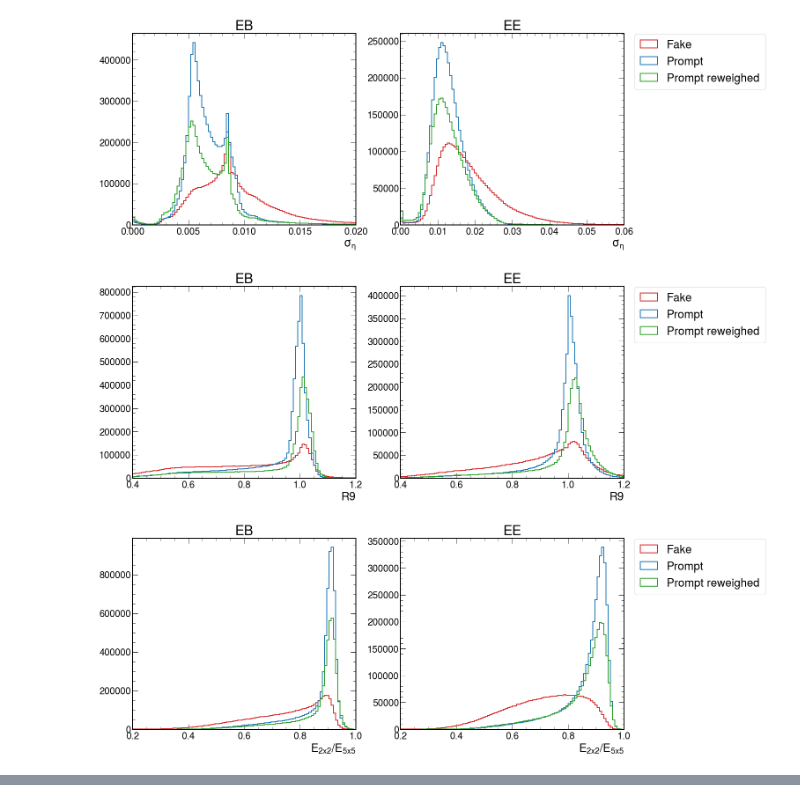
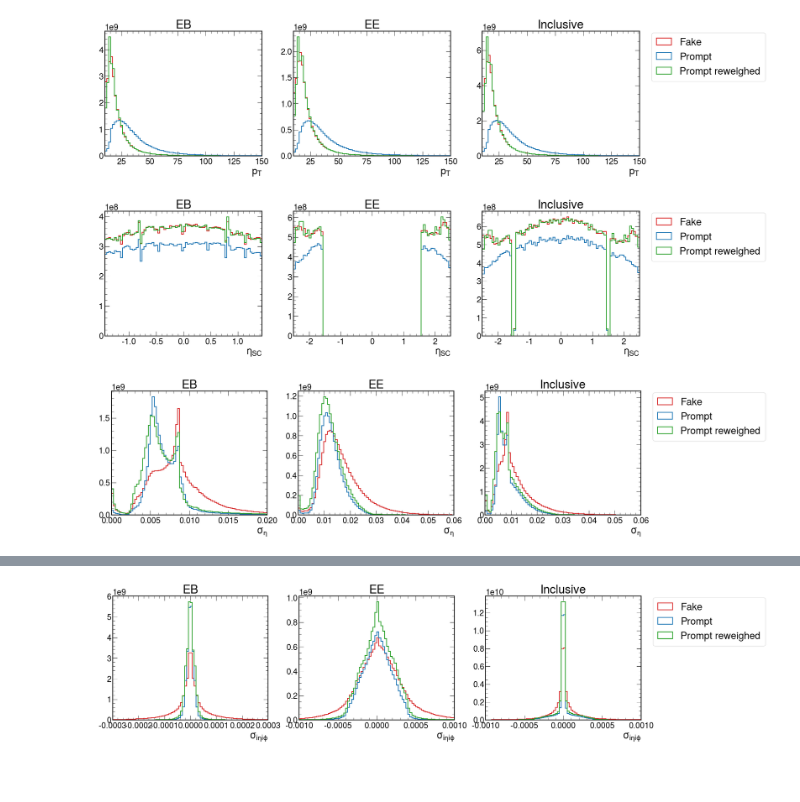
Before and after one commit to AlessandroTarabini/ID-Trainer, a Jupyter notebook: Plotter_Aaron.ipynb, the cells around one changed output, grey strips where cells are left out. Saved outputs shown, nothing was run; the diff lists cells and outputs as text; code cells hidden in the pictures; blank space fills up the shorter version.

```diff
--- a/Plotter_Aaron.ipynb
+++ b/Plotter_Aaron.ipynb
@@ -15,11 +15,13 @@ hep.style.use("CMS")
 # fromPandas = False
 
 ## Loading the saved pandas
-df = pd.read_parquet("df.parquet", engine="pyarrow")  # Using pyarrow
+df = pd.read_parquet("SimpleBinaryClassification_XGBoost/dfPostReweighting.parquet", engine="pyarrow")  # Using pyarrow
 fromPandas = True
 # %%
 ## Endcap
 var_min_EE = {
+    'pT': 10,
+    'pho_SCEta': -2.5,
     'pho_SCEtaWidth': 0,
     'pho_R9Full5x5': 0.4,
     'pho_S4': 0.2,
@@ -27,6 +29,8 @@ var_min_EE = {
     'pho_SigmaIEtaIEtaFull5x5': 0
 }
 var_max_EE = {
+    'pT': 150,
+    'pho_SCEta': 2.5,
     'pho_SCEtaWidth': 0.06,
     'pho_R9Full5x5': 1.2,
     'pho_S4': 1,
@@ -36,6 +40,8 @@ var_max_EE = {
 
 ## Barrel
 var_min_EB = {
+    'pT': 10,
+    'pho_SCEta': -1.442,
     'pho_SCEtaWidth': 0,
     'pho_R9Full5x5': 0.4,
     'pho_S4': 0.2,
@@ -43,6 +49,8 @@ var_min_EB = {
     'pho_SigmaIEtaIEtaFull5x5': 0
 }
 var_max_EB = {
+    'pT': 150,
+    'pho_SCEta': 1.442,
     'pho_SCEtaWidth': 0.02,
     'pho_R9Full5x5': 1.2,
     'pho_S4': 1,
@@ -52,6 +60,8 @@ var_max_EB = {
 
 ## Labels
 label = {
+    'pT': r'$p_T$',
+    'pho_SCEta': r'$\eta_{SC}$',
     'pho_SCEtaWidth': r'$\sigma_\eta$',
     'pho_R9Full5x5': 'R9',
     'pho_S4': r'$E_{2x2}/E_{5x5}$',
@@ -60,3 +70,4 @@ label = {
 }
 
 kin_cut = (df["pT"] > 10) & ((abs(df["pho_SCEta"]) < 1.442) | (abs(df["pho_SCEta"]) > 1.566)) & (abs(df["pho_SCEta"]) < 2.5)
+nbins = 80
@@ -63,32 +87,76 @@ kin_cut = (df["pT"] > 10) & ((abs(df["pho_SCEta"]) < 1.442) | (abs(df["pho_SCEta
 # %%
 for var in label:
     var_cut_EB = (df[var]>var_min_EB[var]) & (df[var]<var_max_EB[var])
     var_cut_EE = (df[var]>var_min_EE[var]) & (df[var]<var_max_EE[var])
 
     ## Plotting
-    fig, (ax1, ax2) = plt.subplots(1, 2, figsize=(20, 8))
+    fig, (ax1, ax2, ax3) = plt.subplots(1, 3, figsize=(25, 6))
 
     ax1.set_title("EB")
-    ax1.hist(df[var][(abs(df["pho_SCEta"])<1.442) & kin_cut & var_cut_EB & ((df.matchedToGenPh==0) | (df.matchedToGenPh==2))], bins=100, label="Fake", histtype="step", linewidth=2, color="tab:red", ls='-', range=(var_min_EB[var], var_max_EB[var]))
-    ax1.hist(df[var][(abs(df["pho_SCEta"])<1.442) & kin_cut & var_cut_EB & (df.matchedToGenPh==1)], bins=100, label="Prompt", histtype="step", linewidth=2, color="tab:blue", ls='-', range=(var_min_EB[var], var_max_EB[var]))
+    ax1.hist(
+        df[var][(abs(df["pho_SCEta"])<1.442) & kin_cut & var_cut_EB & ((df.matchedToGenPh==0) | (df.matchedToGenPh==2))],
+        bins=nbins, label="Fake", histtype="step", linewidth=2, color="tab:red", ls='-', range=(var_min_EB[var], var_max_EB[var]),
+        weights=df['xs'][(abs(df["pho_SCEta"])<1.442) & kin_cut & var_cut_EB & ((df.matchedToGenPh==0) | (df.matchedToGenPh==2))]
+    )
+    ax1.hist(
+        df[var][(abs(df["pho_SCEta"])<1.442) & kin_cut & var_cut_EB & (df.matchedToGenPh==1)],
+        bins=nbins, label="Prompt", histtype="step", linewidth=2, color="tab:blue", ls='-', range=(var_min_EB[var], var_max_EB[var]),
+        weights=df['xs'][(abs(df["pho_SCEta"])<1.442) & kin_cut & var_cut_EB & (df.matchedToGenPh==1)]
+    )
     if fromPandas:
-        ax1.hist(df[var][(abs(df["pho_SCEta"])<1.442) & kin_cut & var_cut_EB & (df.matchedToGenPh==1)], bins=100, label="Prompt reweighed", histtype="step", linewidth=2, color="tab:green", ls='-', range=(var_min_EB[var], var_max_EB[var]), weights=df['NewWt'][(abs(df["pho_SCEta"])<1.442) & kin_cut & var_cut_EB & (df.matchedToGenPh==1)])
+        ax1.hist(
+            df[var][(abs(df["pho_SCEta"])<1.442) & kin_cut & var_cut_EB & (df.matchedToGenPh==1)],
+            bins=nbins, label="Prompt reweighed", histtype="step", linewidth=2, color="tab:green", ls='-', range=(var_min_EB[var], var_max_EB[var]),
+            weights=df['NewWt'][(abs(df["pho_SCEta"])<1.442) & kin_cut & var_cut_EB & (df.matchedToGenPh==1)]
+        )
     ax1.set_xlim(var_min_EB[var], var_max_EB[var])
     ax1.set_xlabel(label[var])
 
     ax2.set_title("EE")
-    ax2.hist(df[var][(abs(df["pho_SCEta"])>1.566) & kin_cut & var_cut_EE & ((df.matchedToGenPh==0) | (df.matchedToGenPh==2))], bins=100, label="Fake", histtype="step", linewidth=2, color="tab:red", ls='-', range=(var_min_EE[var], var_max_EE[var]))
-    ax2.hist(df[var][(abs(df["pho_SCEta"])>1.566) & kin_cut & var_cut_EE & (df.matchedToGenPh==1)], bins=100, label="Prompt", histtype="step", linewidth=2, color="tab:blue", ls='-', range=(var_min_EE[var], var_max_EE[var]))
+    ax2.hist(
+        df[var][(abs(df["pho_SCEta"])>1.566) & kin_cut & var_cut_EE & ((df.matchedToGenPh==0) | (df.matchedToGenPh==2))],
+        bins=nbins, label="Fake", histtype="step", linewidth=2, color="tab:red", ls='-', range=(var_min_EE[var], var_max_EE[var]),
+        weights=df['xs'][(abs(df["pho_SCEta"])>1.566) & kin_cut & var_cut_EE & ((df.matchedToGenPh==0) | (df.matchedToGenPh==2))]
+    )
+    ax2.hist(
+        df[var][(abs(df["pho_SCEta"])>1.566) & kin_cut & var_cut_EE & (df.matchedToGenPh==1)],
+        bins=nbins, label="Prompt", histtype="step", linewidth=2, color="tab:blue", ls='-', range=(var_min_EE[var], var_max_EE[var]),
+        weights=df['xs'][(abs(df["pho_SCEta"])>1.566) & kin_cut & var_cut_EE & (df.matchedToGenPh==1)]
+    )
     if fromPandas:
-        ax2.hist(df[var][(abs(df["pho_SCEta"])>1.566) & kin_cut & var_cut_EE & (df.matchedToGenPh==1)], bins=100, label="Prompt reweighed", histtype="step", linewidth=2, color="tab:green", ls='-', range=(var_min_EE[var], var_max_EE[var]), weights=df['NewWt'][(abs(df["pho_SCEta"])>1.566) & kin_cut & var_cut_EE & (df.matchedToGenPh==1)])
+        ax2.hist(
+            df[var][(abs(df["pho_SCEta"])>1.566) & kin_cut & var_cut_EE & (df.matchedToGenPh==1)],
+            bins=nbins, label="Prompt reweighed", histtype="step", linewidth=2, color="tab:green", ls='-', range=(var_min_EE[var], var_max_EE[var]),
+            weights=df['NewWt'][(abs(df["pho_SCEta"])>1.566) & kin_cut & var_cut_EE & (df.matchedToGenPh==1)]
+        )
     ax2.set_xlim(var_min_EE[var], var_max_EE[var])
     ax2.set_xlabel(label[var])
 
+    ax3.set_title("Inclusive")
+    ax3.hist(
+        df[var][kin_cut & var_cut_EE & ((df.matchedToGenPh==0) | (df.matchedToGenPh==2))],
+        bins=nbins, label="Fake", histtype="step", linewidth=2, color="tab:red", ls='-', range=(var_min_EE[var], var_max_EE[var]),
+        weights=df['xs'][kin_cut & var_cut_EE & ((df.matchedToGenPh==0) | (df.matchedToGenPh==2))]
+    )
+    ax3.hist(
+        df[var][kin_cut & var_cut_EE & (df.matchedToGenPh==1)],
+        bins=nbins, label="Prompt", histtype="step", linewidth=2, color="tab:blue", ls='-', range=(var_min_EE[var], var_max_EE[var]),
+        weights=df['xs'][kin_cut & var_cut_EE & (df.matchedToGenPh==1)]
+    )
+    if fromPandas:
+        ax3.hist(
+            df[var][kin_cut & var_cut_EE & (df.matchedToGenPh==1)],
+            bins=nbins, label="Prompt reweighed", histtype="step", linewidth=2, color="tab:green", ls='-', range=(var_min_EE[var], var_max_EE[var]),
+            weights=df['NewWt'][kin_cut & var_cut_EE & (df.matchedToGenPh==1)]
+        )
+    ax3.set_xlim(var_min_EE[var], var_max_EE[var])
+    ax3.set_xlabel(label[var])
+
     handles, labels = ax1.get_legend_handles_labels()
-    fig.legend(handles, labels, loc="upper center", bbox_to_anchor=(1.02, 0.9), ncol=1, fontsize='medium', frameon=True)
+    fig.legend(handles, labels, loc="upper center", bbox_to_anchor=(1.0, 0.9), ncol=1, fontsize='medium', frameon=True)
 
     plt.show()
 # %% [output]
-[figure, old version]
+[figure, new version]
-[figure, old version]
+[figure, new version]
-[figure, old version]
+[figure, new version]
@@ -96,0 +165 @@ for var in label:
+[figure, added]
```
Also changed, not shown: parts of 2 cells of this notebook, 2 other files.
